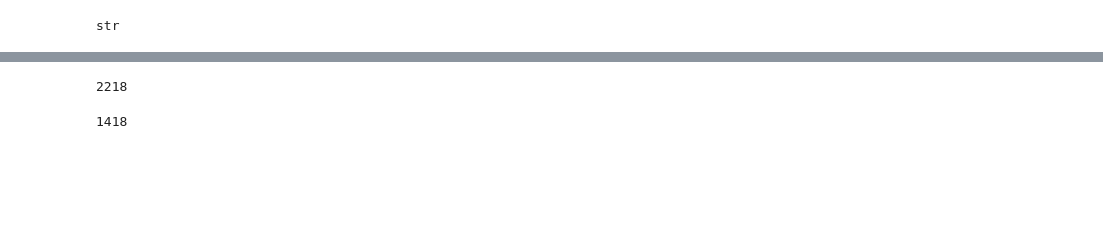
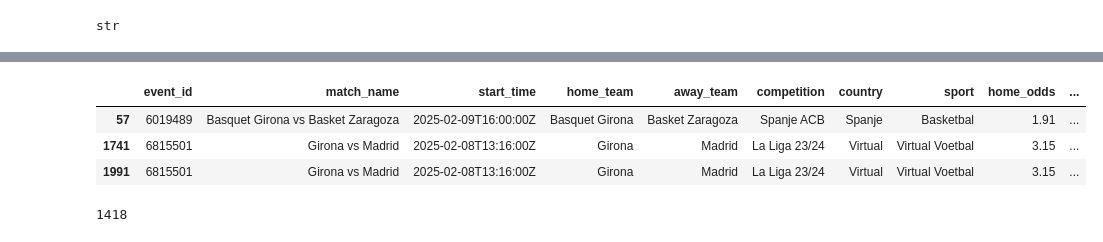
Before and after one commit to carpedimi/ArbitrageBets_sms, a Jupyter notebook: Data/scrapers/Toto/totoAllSport.ipynb, the cells around one changed output, grey strips where cells are left out. Drawn from its saved outputs; the diff is of its cells as text; code cells hidden in the pictures; blank space fills up the shorter version.

```diff
--- a/Data/scrapers/Toto/totoAllSport.ipynb
+++ b/Data/scrapers/Toto/totoAllSport.ipynb
@@ -138,7 +138,10 @@ An error occurred for drilldown ID range 400–600: 'NoneType' object is not ite
-# %%
-len(final_matches_df)
-# %% [output]
-2218
+# %%
+final_matches_df[final_matches_df['match_name'].str.contains('Girona')]
+# %% [output]
+|  | event_id | match_name | start_time | home_team | away_team | competition | country | sport | home_odds | ... |
+| 57 | 6019489 | Basquet Girona vs Basket Zaragoza | 2025-02-09T16:00:00Z | Basquet Girona | Basket Zaragoza | Spanje ACB | Spanje | Basketbal | 1.91 | ... |
+| 1741 | 6815501 | Girona vs Madrid | 2025-02-08T13:16:00Z | Girona | Madrid | La Liga 23/24 | Virtual | Virtual Voetbal | 3.15 | ... |
+| 1991 | 6815501 | Girona vs Madrid | 2025-02-08T13:16:00Z | Girona | Madrid | La Liga 23/24 | Virtual | Virtual Voetbal | 3.15 | ... |
 # %%
 final_matches_df['event_id'].nunique()
 # %% [output]
```
Also changed, not shown: parts of 2 cells of this notebook, 2 other files.
